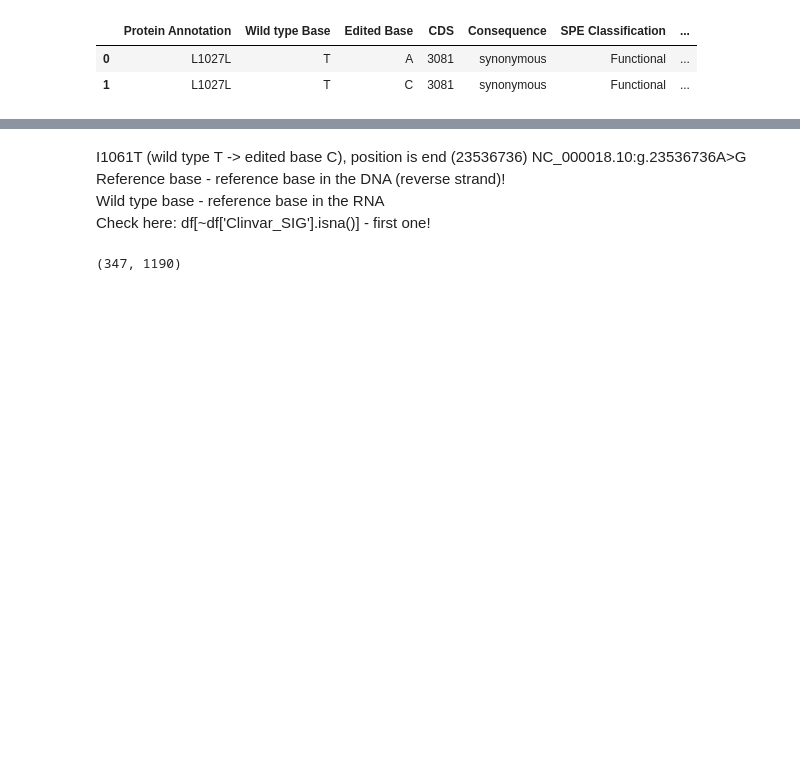
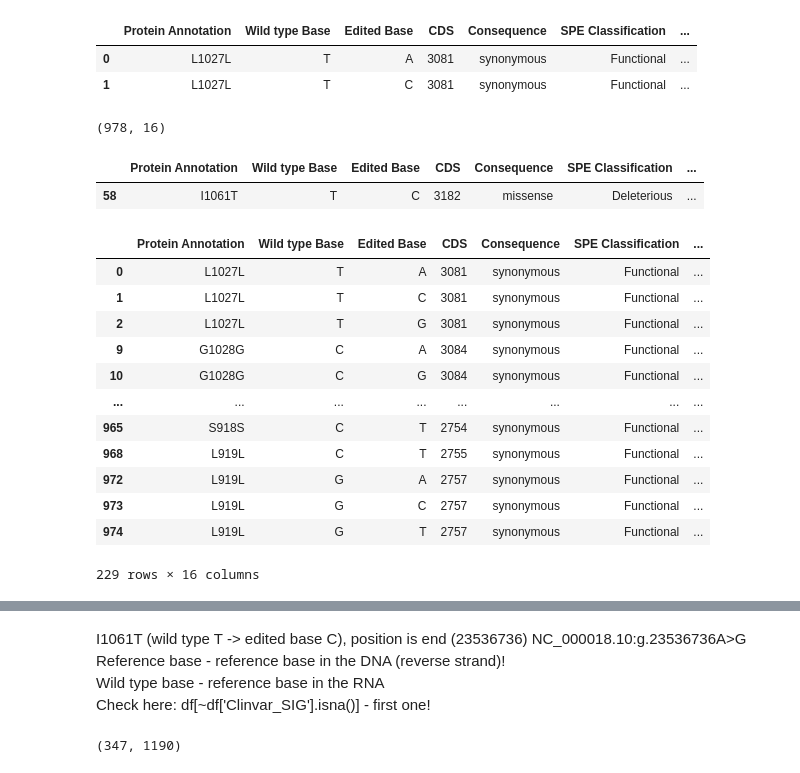
Before and after one commit to AnastasiyaKuznetsova/NPC1_fitness_score, a Jupyter notebook: EDA_DNA.ipynb, the cells around one changed output, grey strips where cells are left out. Drawn from its saved outputs; the diff is of its cells as text; code cells hidden in the pictures; blank space fills up the shorter version.

```diff
--- a/EDA_DNA.ipynb
+++ b/EDA_DNA.ipynb
@@ -36,0 +45,6 @@ Clinvar as additional validation
+# %%
+import pandas as pd
+pd.set_option("display.max_columns", None)
+
+df = pd.read_csv('results_Evo2_7B_reverse/metrics.csv')
+df[df['test_corr'] == df['test_corr'].max()]
@@ -44,3 +127,28 @@ df.head(2)
 |  | Protein Annotation | Wild type Base | Edited Base | CDS | Consequence | SPE Classification | ... |
 | 0 | L1027L | T | A | 3081 | synonymous | Functional | ... |
 | 1 | L1027L | T | C | 3081 | synonymous | Functional | ... |
+# %%
+df.shape
+# %% [output]
+(978, 16)
+# %%
+df[df['Protein Annotation'] == 'I1061T']
+# %% [output]
+|  | Protein Annotation | Wild type Base | Edited Base | CDS | Consequence | SPE Classification | ... |
+| 58 | I1061T | T | C | 3182 | missense | Deleterious | ... |
+# %%
+df[df['Consequence'] == "synonymous"]
+# %% [output]
+|  | Protein Annotation | Wild type Base | Edited Base | CDS | Consequence | SPE Classification | ... |
+| 0 | L1027L | T | A | 3081 | synonymous | Functional | ... |
+| 1 | L1027L | T | C | 3081 | synonymous | Functional | ... |
+| 2 | L1027L | T | G | 3081 | synonymous | Functional | ... |
+| 9 | G1028G | C | A | 3084 | synonymous | Functional | ... |
+| 10 | G1028G | C | G | 3084 | synonymous | Functional | ... |
+| ... | ... | ... | ... | ... | ... | ... | ... |
+| 965 | S918S | C | T | 2754 | synonymous | Functional | ... |
+| 968 | L919L | C | T | 2755 | synonymous | Functional | ... |
+| 972 | L919L | G | A | 2757 | synonymous | Functional | ... |
+| 973 | L919L | G | C | 2757 | synonymous | Functional | ... |
+| 974 | L919L | G | T | 2757 | synonymous | Functional | ... |
+229 rows × 16 columns
```
Also changed, not shown: parts of 10 cells of this notebook, 3 other files.
